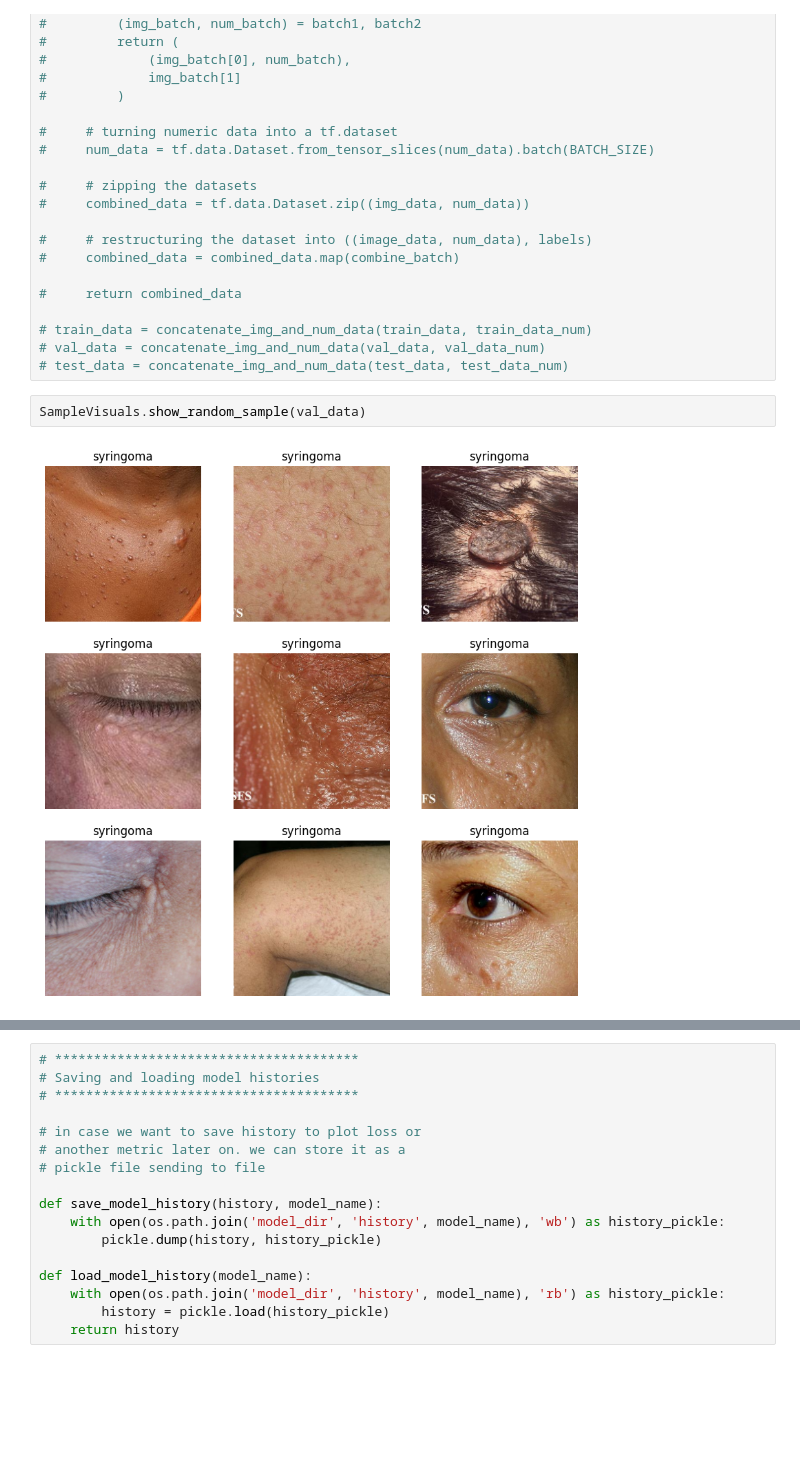
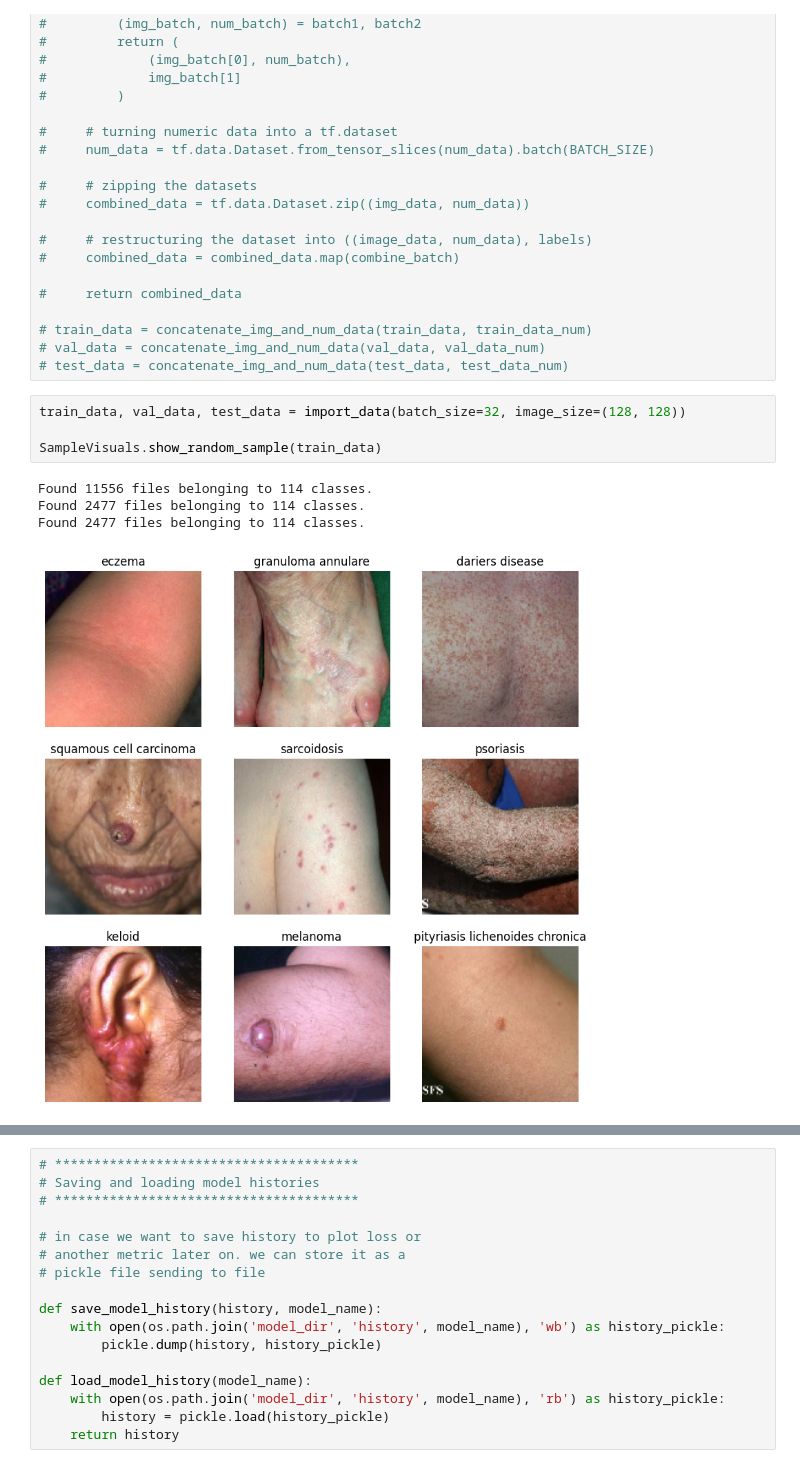
Before and after one commit to samueldatasci/deep-learning-23-24-nova-ims-group-project, a Jupyter notebook: 3-model-train.ipynb, the cells around one changed output, grey strips where cells are left out. Drawn from its saved outputs; the diff is of its cells as text; blank space fills up the shorter version.

```diff
--- a/3-model-train.ipynb
+++ b/3-model-train.ipynb
@@ -233,10 +239,15 @@ Found 114 files belonging to 114 classes.
 # train_data = concatenate_img_and_num_data(train_data, train_data_num)
 # val_data = concatenate_img_and_num_data(val_data, val_data_num)
 # test_data = concatenate_img_and_num_data(test_data, test_data_num)
-# %%
-SampleVisuals.show_random_sample(val_data)
-# %% [output]
-[figure, removed]
+# %%
+train_data, val_data, test_data = import_data(batch_size=32, image_size=(128, 128))
+
+SampleVisuals.show_random_sample(train_data)
+# %% [output]
+Found 11556 files belonging to 114 classes.
+Found 2477 files belonging to 114 classes.
+Found 2477 files belonging to 114 classes.
+[figure, added]
 # %%
 # *********************************
 # Defining class weigths
```
Also changed, not shown: parts of 19 cells of this notebook, 1 other file.
